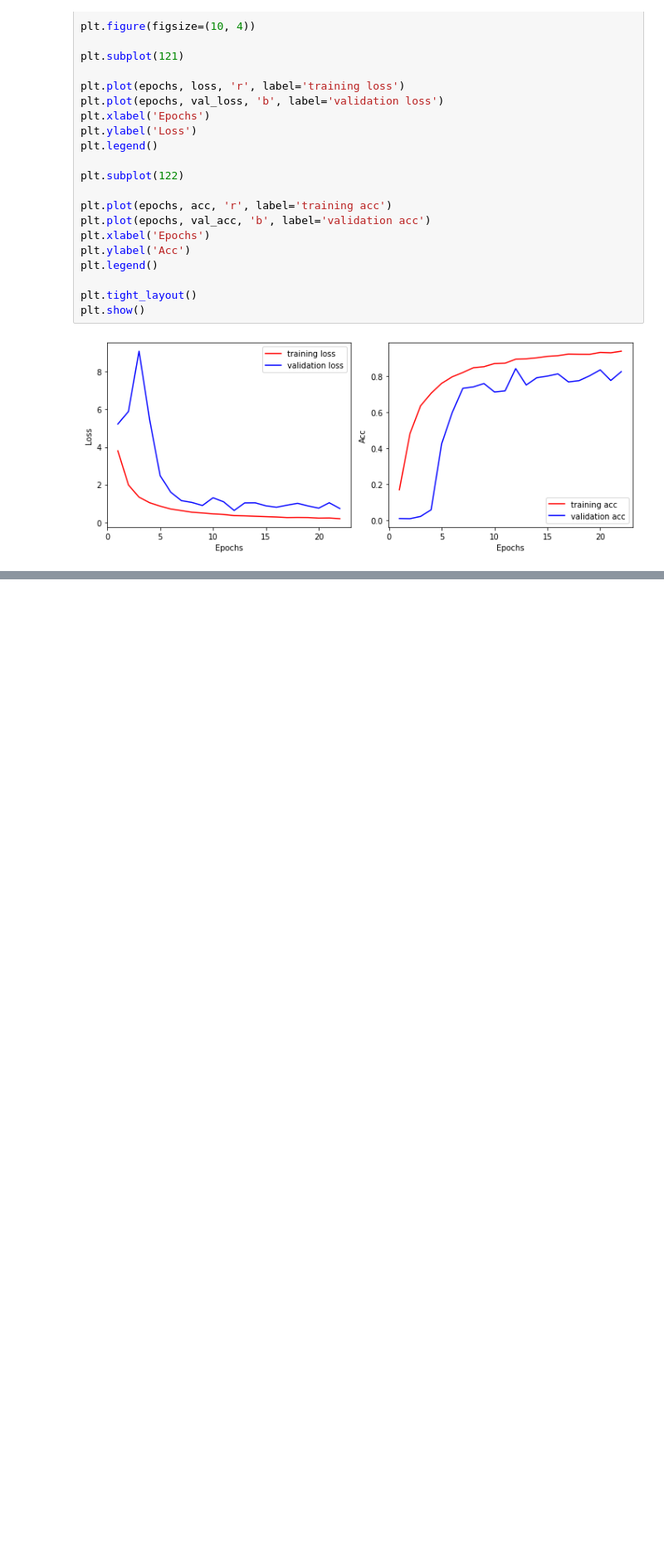
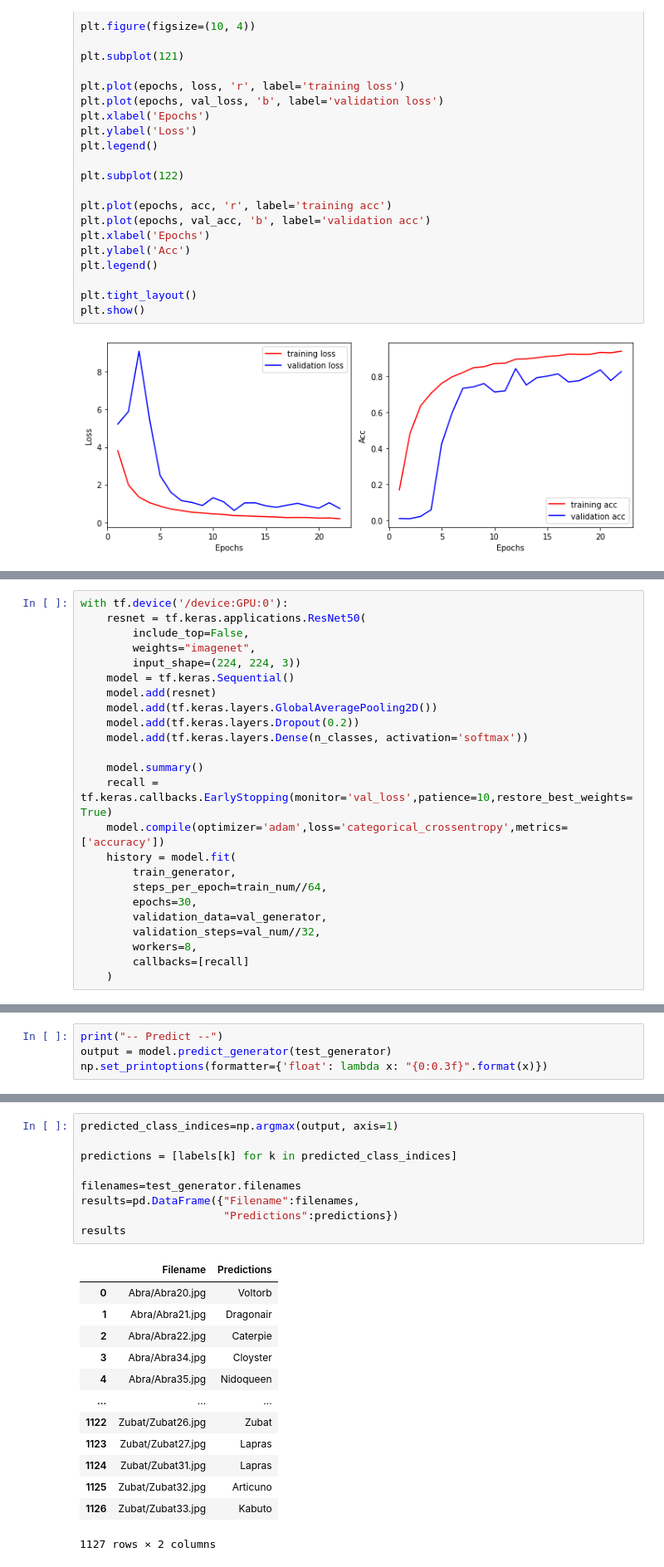
Before and after one commit to wlsh44/oss-project, a Jupyter notebook: models/model2.ipynb, the cells around one changed output, grey strips where cells are left out. Shown: that part at 83% size. Saved outputs shown, nothing was run; the diff lists cells and outputs as text; blank space fills up the shorter version.

```diff
--- a/models/model2.ipynb
+++ b/models/model2.ipynb
@@ -360,0 +501,24 @@ model.save(ROOT + 'resnet_augmentation.h5')
+# %%
+with tf.device('/device:GPU:0'):
+    resnet = tf.keras.applications.ResNet50(
+        include_top=False,
+        weights="imagenet",
+        input_shape=(224, 224, 3))
+    model = tf.keras.Sequential()
+    model.add(resnet)
+    model.add(tf.keras.layers.GlobalAveragePooling2D())
+    model.add(tf.keras.layers.Dropout(0.2))
+    model.add(tf.keras.layers.Dense(n_classes, activation='softmax'))
+
+    model.summary()
+    recall = tf.keras.callbacks.EarlyStopping(monitor='val_loss',patience=10,restore_best_weights=True)
+    model.compile(optimizer='adam',loss='categorical_crossentropy',metrics=['accuracy'])
+    history = model.fit(
+        train_generator,
+        steps_per_epoch=train_num//64,
+        epochs=30,
+        validation_data=val_generator,
+        validation_steps=val_num//32,
+        workers=8,
+        callbacks=[recall]
+    )
@@ -360,0 +580,4 @@ model.save(ROOT + 'resnet_augmentation.h5')
+# %%
+print("-- Predict --")
+output = model.predict_generator(test_generator)
+np.set_printoptions(formatter={'float': lambda x: "{0:0.3f}".format(x)})
@@ -360,0 +587,23 @@ model.save(ROOT + 'resnet_augmentation.h5')
+# %%
+predicted_class_indices=np.argmax(output, axis=1)
+
+predictions = [labels[k] for k in predicted_class_indices]
+
+filenames=test_generator.filenames
+results=pd.DataFrame({"Filename":filenames,
+                      "Predictions":predictions})
+results
+# %% [output]
+|  | Filename | Predictions |
+| 0 | Abra/Abra20.jpg | Voltorb |
+| 1 | Abra/Abra21.jpg | Dragonair |
+| 2 | Abra/Abra22.jpg | Caterpie |
+| 3 | Abra/Abra34.jpg | Cloyster |
+| 4 | Abra/Abra35.jpg | Nidoqueen |
+| ... | ... | ... |
+| 1122 | Zubat/Zubat26.jpg | Zubat |
+| 1123 | Zubat/Zubat27.jpg | Lapras |
+| 1124 | Zubat/Zubat31.jpg | Lapras |
+| 1125 | Zubat/Zubat32.jpg | Articuno |
+| 1126 | Zubat/Zubat33.jpg | Kabuto |
+1127 rows × 2 columns
```
Also changed, not shown: parts of 23 cells of this notebook, 1 other file.
